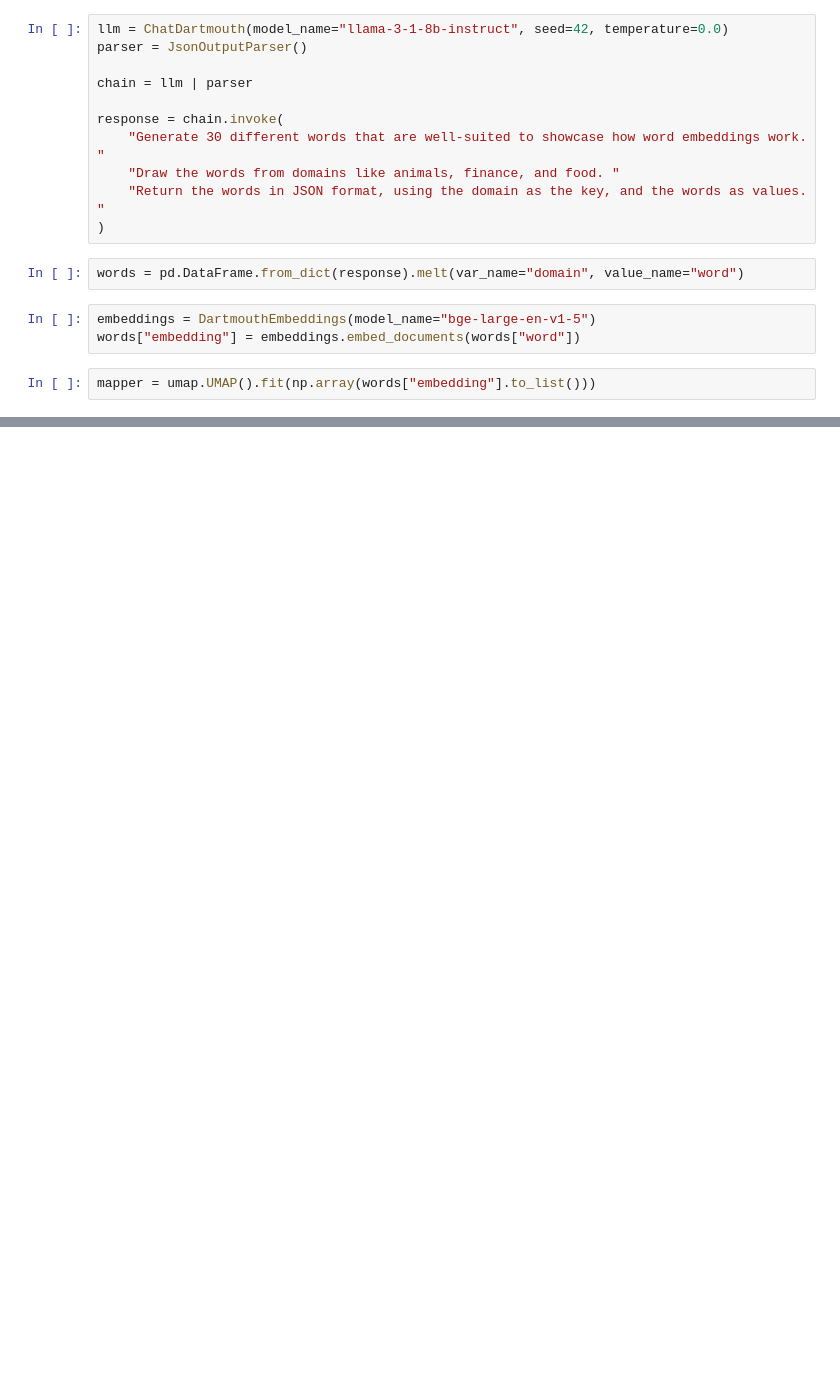
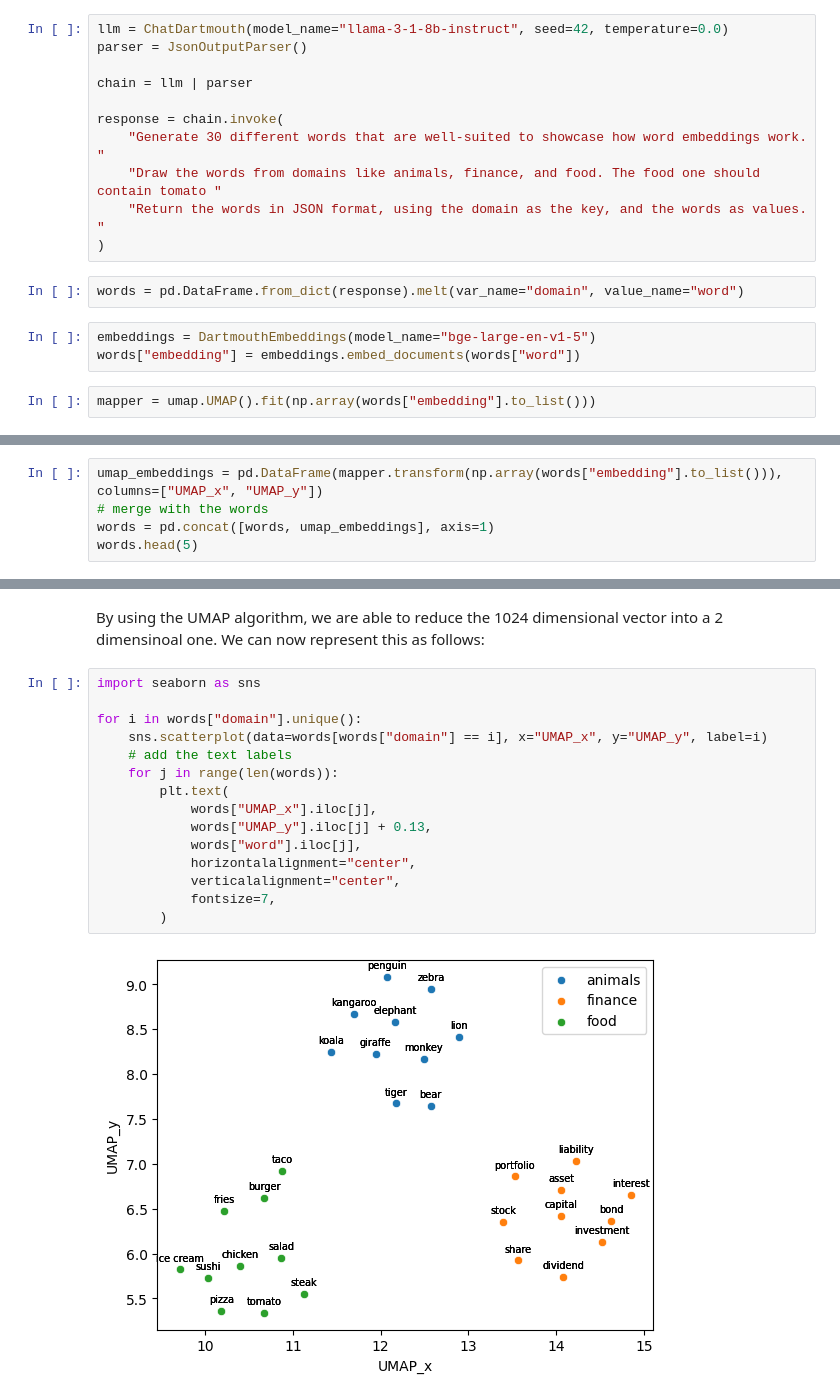
Before and after one commit to dartmouth/langchain-dartmouth-cookbook, a Jupyter notebook: langchain_dartmouth_cookbook/10-embeddings.ipynb, the cells around one changed output, grey strips where cells are left out. Cells and saved outputs as stored; diff of their text form; blank space fills up the shorter version.

Commit message:
adds explanations of embeddings with examples

```diff
--- a/langchain_dartmouth_cookbook/10-embeddings.ipynb
+++ b/langchain_dartmouth_cookbook/10-embeddings.ipynb
@@ -25,7 +58,7 @@ chain = llm | parser
 
 response = chain.invoke(
     "Generate 30 different words that are well-suited to showcase how word embeddings work. "
-    "Draw the words from domains like animals, finance, and food. "
+    "Draw the words from domains like animals, finance, and food. The food one should contain tomato "
     "Return the words in JSON format, using the domain as the key, and the words as values. "
 )
 # %%
@@ -54,0 +71,5 @@ BokehDeprecationWarning: 'circle() method with size value' was deprecated in Bok
+# %%
+umap_embeddings = pd.DataFrame(mapper.transform(np.array(words["embedding"].to_list())), columns=["UMAP_x", "UMAP_y"])
+# merge with the words
+words = pd.concat([words, umap_embeddings], axis=1)
+words.head(5)
@@ -54,0 +83,19 @@ BokehDeprecationWarning: 'circle() method with size value' was deprecated in Bok
+# %% [markdown]
+By using the UMAP algorithm, we are able to reduce the 1024 dimensional vector into a 2 dimensinoal one. We can now represent this as follows:
+# %%
+import seaborn as sns
+
+for i in words["domain"].unique():
+    sns.scatterplot(data=words[words["domain"] == i], x="UMAP_x", y="UMAP_y", label=i)
+    # add the text labels
+    for j in range(len(words)):
+        plt.text(
+            words["UMAP_x"].iloc[j],
+            words["UMAP_y"].iloc[j] + 0.13,
+            words["word"].iloc[j],
+            horizontalalignment="center",
+            verticalalignment="center",
+            fontsize=7,
+        )
+# %% [output]
+[figure, added]
```
Also changed, not shown: parts of 21 cells of this notebook.
